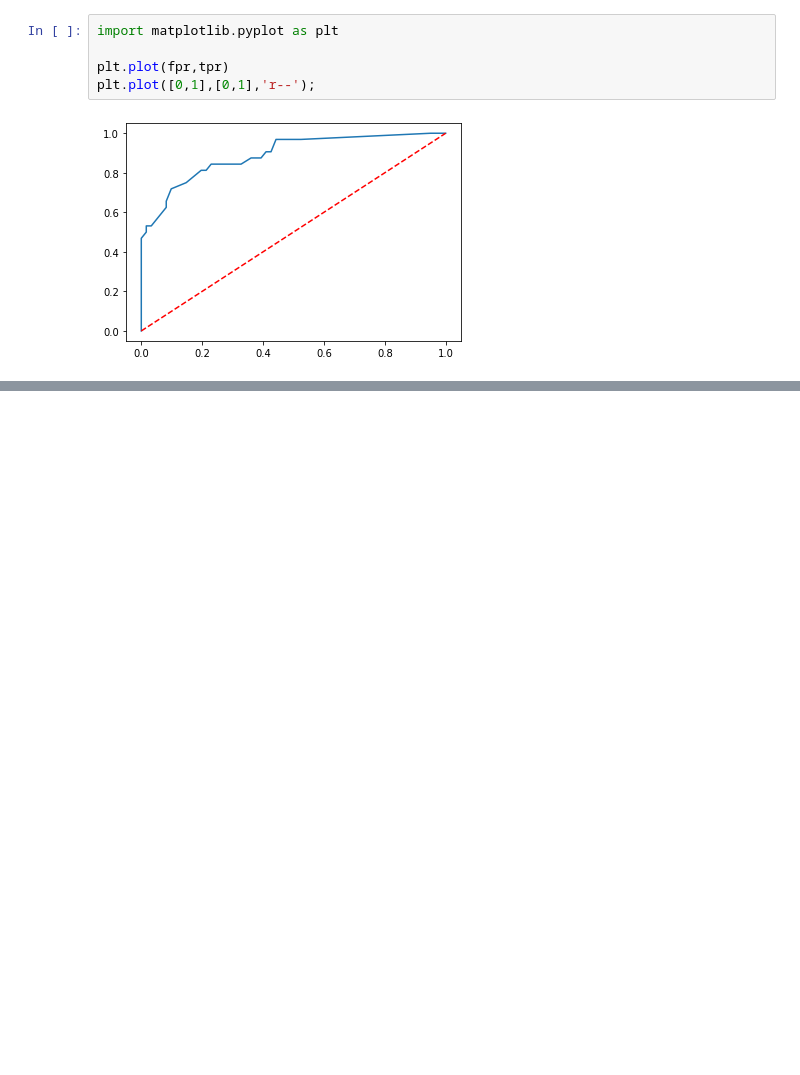
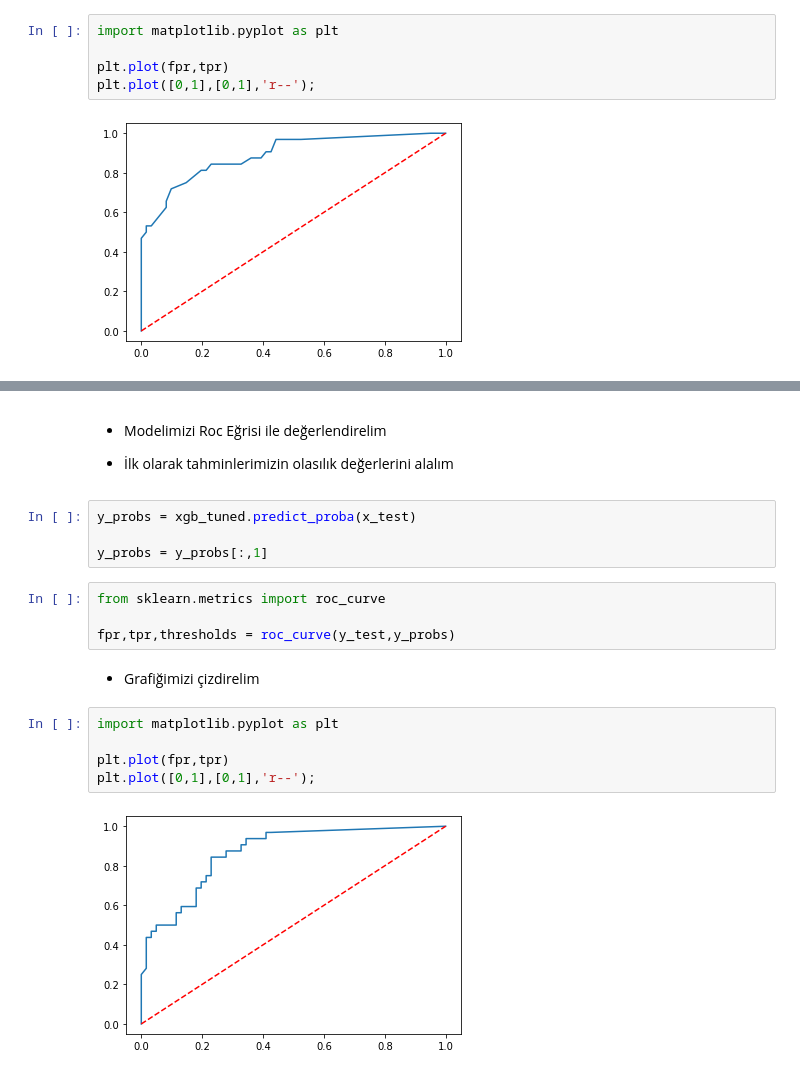
Before and after one commit to TheKoray/KNN-Tree-Ensemble-Algorithms, a Jupyter notebook: Biomechanical.ipynb, the cells around one changed output, grey strips where cells are left out. Drawn from its saved outputs; the diff is of its cells as text; blank space fills up the shorter version.

```diff
--- a/Biomechanical.ipynb
+++ b/Biomechanical.ipynb
@@ -1230,0 +1393,21 @@ plt.plot([0,1],[0,1],'r--');
+# %% [markdown]
+- Modelimizi Roc Eğrisi ile değerlendirelim
+
+- İlk olarak tahminlerimizin olasılık değerlerini alalım
+# %%
+y_probs = xgb_tuned.predict_proba(x_test)
+
+y_probs = y_probs[:,1]
+# %%
+from sklearn.metrics import roc_curve
+
+fpr,tpr,thresholds = roc_curve(y_test,y_probs)
+# %% [markdown]
+- Grafiğimizi çizdirelim
+# %%
+import matplotlib.pyplot as plt
+
+plt.plot(fpr,tpr)
+plt.plot([0,1],[0,1],'r--');
+# %% [output]
+[figure, added]
```
Also changed, not shown: parts of 34 cells of this notebook.
